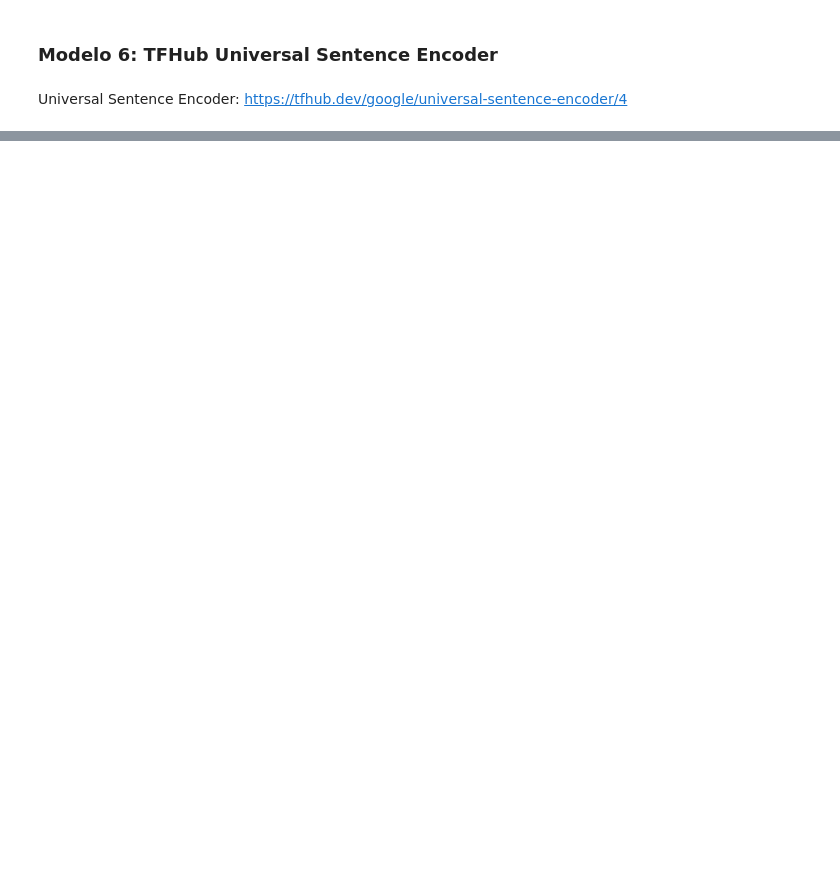
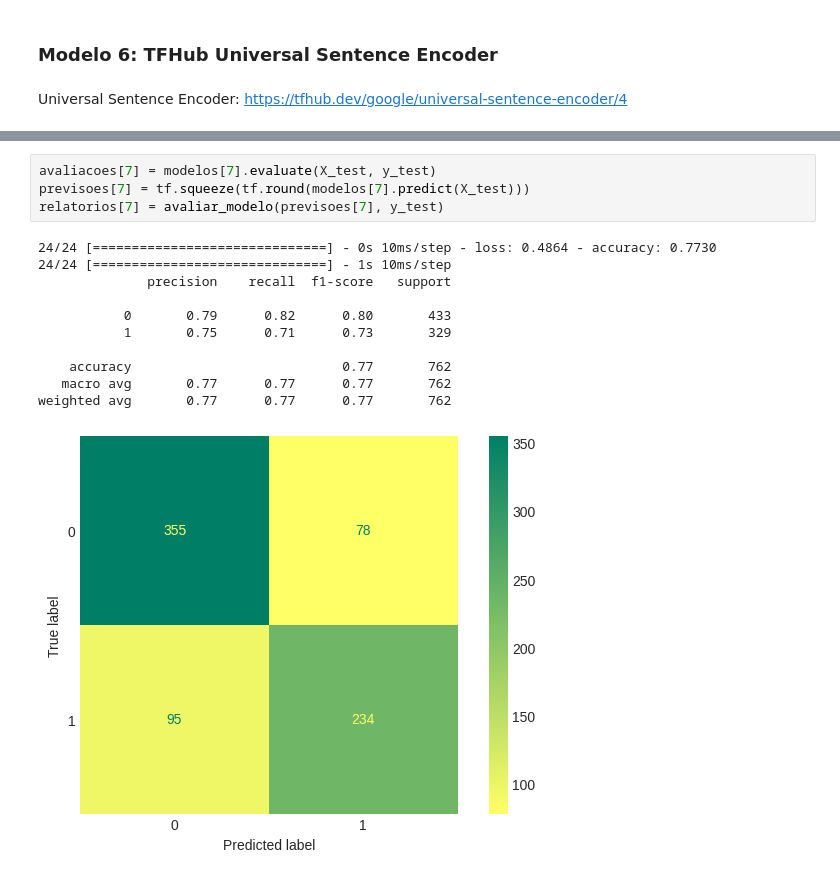
Before and after one commit to flohmannjr/tensorflow_curso, a Jupyter notebook: TensorFlow_NLP_RNN.ipynb, the cells around one changed output, grey strips where cells are left out. Cells and saved outputs as stored; diff of their text form; blank space fills up the shorter version.

```diff
--- a/TensorFlow_NLP_RNN.ipynb
+++ b/TensorFlow_NLP_RNN.ipynb
@@ -672,0 +713,16 @@ relatorios[6]
+# %%
+avaliacoes[7] = modelos[7].evaluate(X_test, y_test)
+previsoes[7] = tf.squeeze(tf.round(modelos[7].predict(X_test)))
+relatorios[7] = avaliar_modelo(previsoes[7], y_test)
+# %% [output]
+24/24 [==============================] - 0s 10ms/step - loss: 0.4864 - accuracy: 0.7730
+24/24 [==============================] - 1s 10ms/step
+              precision    recall  f1-score   support
+
+           0       0.79      0.82      0.80       433
+           1       0.75      0.71      0.73       329
+
+    accuracy                           0.77       762
+   macro avg       0.77      0.77      0.77       762
+weighted avg       0.77      0.77      0.77       762
+[figure, added]
```
Also changed, not shown: parts of 37 cells of this notebook.
